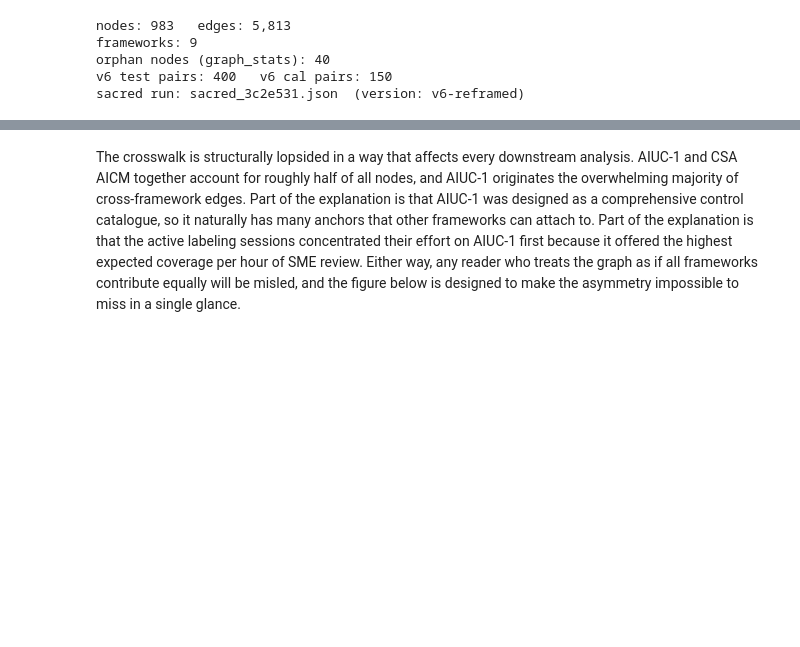
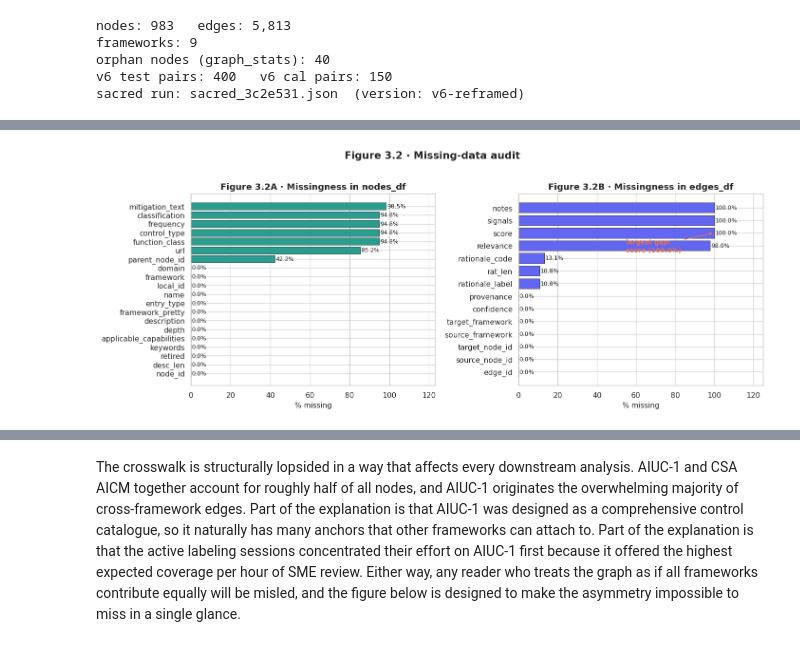
Before and after one commit to rocklambros/ai-security-framework-crosswalk, a Jupyter notebook: notebooks/project1_crosswalk_eda.ipynb, the cells around one changed output, grey strips where cells are left out. Drawn from its saved outputs; the diff is of its cells as text; code cells hidden in the pictures; blank space fills up the shorter version.

```diff
--- a/notebooks/project1_crosswalk_eda.ipynb
+++ b/notebooks/project1_crosswalk_eda.ipynb
@@ -162,0 +373,40 @@ sacred run: sacred_3c2e531.json  (version: v6-reframed)
+# %%
+# Figure 3.2. Missing-data audit. Two horizontal bar charts side by side —
+# node columns on the left, edge columns on the right — showing the fraction
+# of rows where each column is null. This is the most direct visualization
+# for guiding question 4 (missing data).
+node_nulls = nodes_df.isna().mean().sort_values(ascending=True)
+edge_nulls = edges_df.isna().mean().sort_values(ascending=True)
+
+fig, (ax1, ax2) = plt.subplots(1, 2, figsize=(13, 5))
+
+def _miss_bar(ax, series, title, color):
+    bars = ax.barh(series.index, series.values * 100, color=color,
+                   edgecolor="black", linewidth=0.4)
+    for b, v in zip(bars, series.values):
+        ax.text(v * 100 + 0.4, b.get_y() + b.get_height() / 2,
+                f"{v*100:.1f}%", va="center", fontsize=8)
+    ax.set_xlabel("% missing")
+    ax.set_xlim(0, max(series.max() * 100 * 1.25, 10))
+    ax.set_title(title)
+
+_miss_bar(ax1, node_nulls, "Figure 3.2A · Missingness in nodes_df", "#2a9d8f")
+_miss_bar(ax2, edge_nulls, "Figure 3.2B · Missingness in edges_df", "#6366f1")
+
+# On-plot annotation: call out the biggest missing column.
+worst_edge_col = edge_nulls.idxmax()
+worst_pct = edge_nulls.max() * 100
+if worst_pct > 1:
+    ax2.annotate(
+        f"largest gap:\n{worst_edge_col} ({worst_pct:.1f}%)",
+        xy=(worst_pct, list(edge_nulls.index).index(worst_edge_col)),
+        xytext=(worst_pct * 0.55, max(list(edge_nulls.index).index(worst_edge_col) - 1.5, 0)),
+        fontsize=9, color="#e76f51", fontweight="bold",
+        arrowprops=dict(arrowstyle="->", color="#e76f51", lw=1.0),
+    )
+
+fig.suptitle("Figure 3.2 · Missing-data audit", fontsize=14, fontweight="bold", y=1.02)
+plt.tight_layout()
+plt.show()
+# %% [output]
+[figure, added]
```
Also changed, not shown: parts of 69 cells of this notebook, 3 other files.
